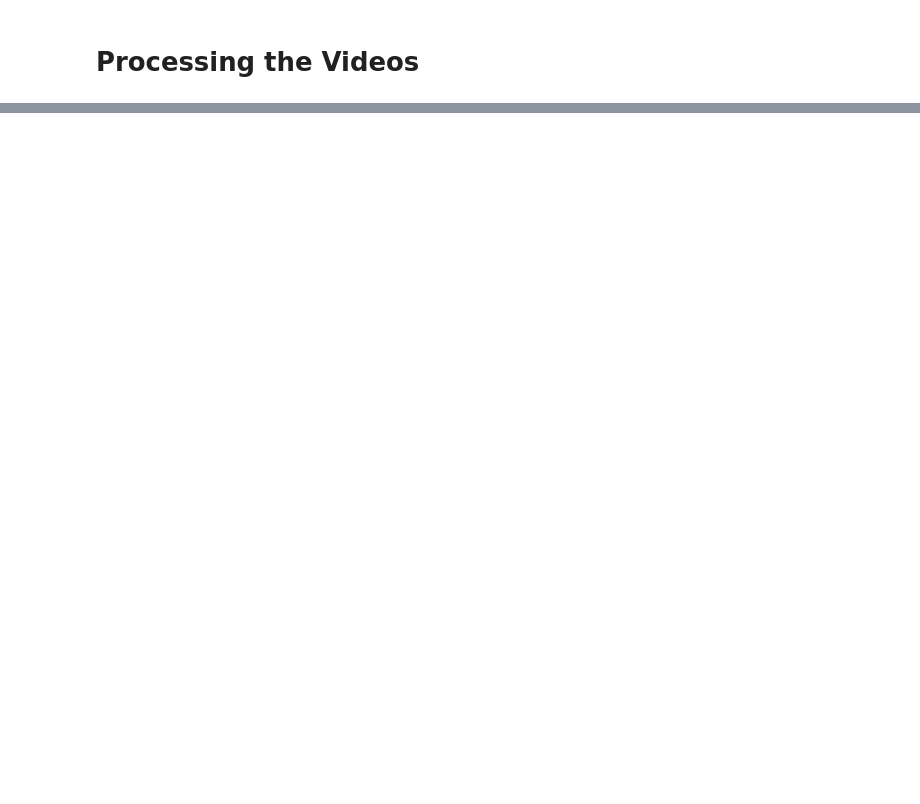
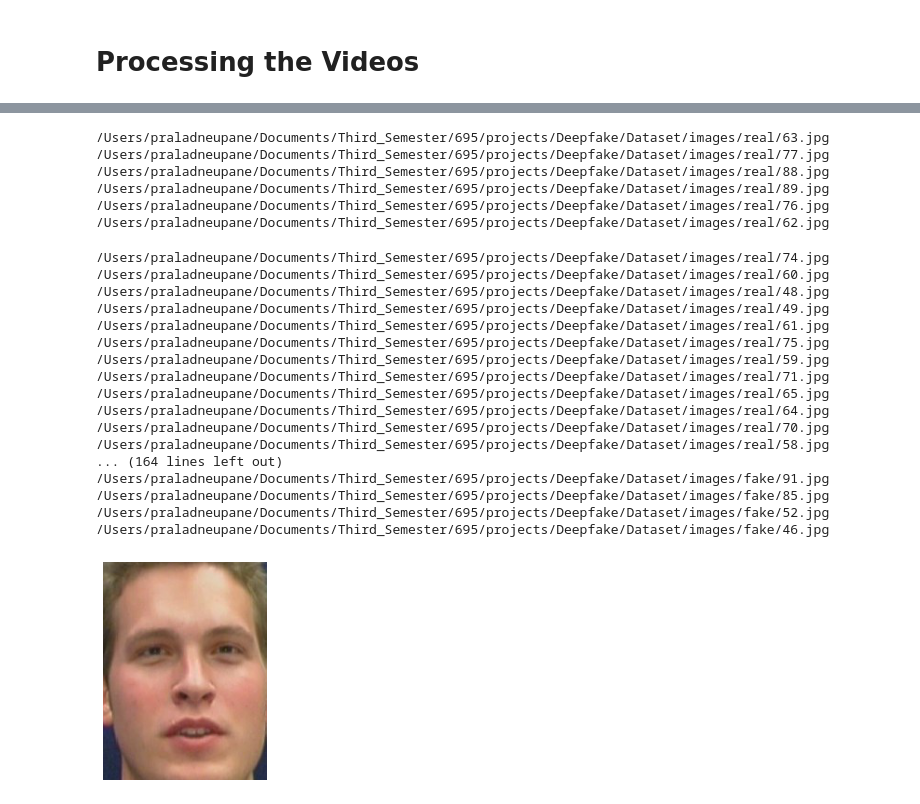
Before and after one commit to parlad/DeepfakeWithOpenCV, a Jupyter notebook: processing_the_videos.ipynb, the cells around one changed output, grey strips where cells are left out. Drawn from its saved outputs; the diff is of its cells as text; code cells hidden in the pictures; blank space fills up the shorter version.

```diff
--- a/processing_the_videos.ipynb
+++ b/processing_the_videos.ipynb
@@ -78,0 +137,60 @@ extract_multiple_videos(file_name)
+# %%
+filename = img
+# load image from file
+pixels = pyplot.imread(filename)
+# create the detector, using default weights
+detector = MTCNN()
+# detect faces in the image
+faces = detector.detect_faces(pixels)
+# display faces on the original image
+draw_faces(filename, faces)
+# %%
+# draw an image with detected objects
+def draw_image_with_boxes(filename, result_list, face_filename):
+    # load the image
+    data = pyplot.imread(filename)
+    for i in range(len(result_list)):
+    # get coordinates
+        x1, y1, width, height = result_list[i]['box']
+        x2, y2 = x1 + width, y1 + height
+        # define subplot
+        pyplot.subplot(1, len(result_list), i+1)
+        pyplot.axis('off')
+        # plot face
+        pyplot.imshow(data[y1:y2, x1:x2])
+        pyplot.savefig('Dataset/only_face/'+ face_filename)
+# show the plot
+pyplot.show()
+# %%
+#this is not the actual solution. it's someting i experimented
+i = 0
+for filename in find_files('/Users/praladneupane/Documents/Third_Semester/695/projects/Deepfake/Dataset/images/', '*.jpg'):
+    i += 1
+    face_filename = str(i) + '.jpg'
+    # display faces on the original image
+    draw_image_with_boxes(filename, faces,face_filename)
+# %% [output]
+/Users/praladneupane/Documents/Third_Semester/695/projects/Deepfake/Dataset/images/real/63.jpg
+/Users/praladneupane/Documents/Third_Semester/695/projects/Deepfake/Dataset/images/real/77.jpg
+/Users/praladneupane/Documents/Third_Semester/695/projects/Deepfake/Dataset/images/real/88.jpg
+/Users/praladneupane/Documents/Third_Semester/695/projects/Deepfake/Dataset/images/real/89.jpg
+/Users/praladneupane/Documents/Third_Semester/695/projects/Deepfake/Dataset/images/real/76.jpg
+/Users/praladneupane/Documents/Third_Semester/695/projects/Deepfake/Dataset/images/real/62.jpg
+/Users/praladneupane/Documents/Third_Semester/695/projects/Deepfake/Dataset/images/real/74.jpg
+/Users/praladneupane/Documents/Third_Semester/695/projects/Deepfake/Dataset/images/real/60.jpg
+/Users/praladneupane/Documents/Third_Semester/695/projects/Deepfake/Dataset/images/real/48.jpg
+/Users/praladneupane/Documents/Third_Semester/695/projects/Deepfake/Dataset/images/real/49.jpg
+/Users/praladneupane/Documents/Third_Semester/695/projects/Deepfake/Dataset/images/real/61.jpg
+/Users/praladneupane/Documents/Third_Semester/695/projects/Deepfake/Dataset/images/real/75.jpg
+/Users/praladneupane/Documents/Third_Semester/695/projects/Deepfake/Dataset/images/real/59.jpg
+/Users/praladneupane/Documents/Third_Semester/695/projects/Deepfake/Dataset/images/real/71.jpg
+/Users/praladneupane/Documents/Third_Semester/695/projects/Deepfake/Dataset/images/real/65.jpg
+/Users/praladneupane/Documents/Third_Semester/695/projects/Deepfake/Dataset/images/real/64.jpg
+/Users/praladneupane/Documents/Third_Semester/695/projects/Deepfake/Dataset/images/real/70.jpg
+/Users/praladneupane/Documents/Third_Semester/695/projects/Deepfake/Dataset/images/real/58.jpg
+... (164 lines left out)
+/Users/praladneupane/Documents/Third_Semester/695/projects/Deepfake/Dataset/images/fake/91.jpg
+/Users/praladneupane/Documents/Third_Semester/695/projects/Deepfake/Dataset/images/fake/85.jpg
+/Users/praladneupane/Documents/Third_Semester/695/projects/Deepfake/Dataset/images/fake/52.jpg
+/Users/praladneupane/Documents/Third_Semester/695/projects/Deepfake/Dataset/images/fake/46.jpg
+[figure, added]
```
Also changed, not shown: parts of 19 cells of this notebook.
